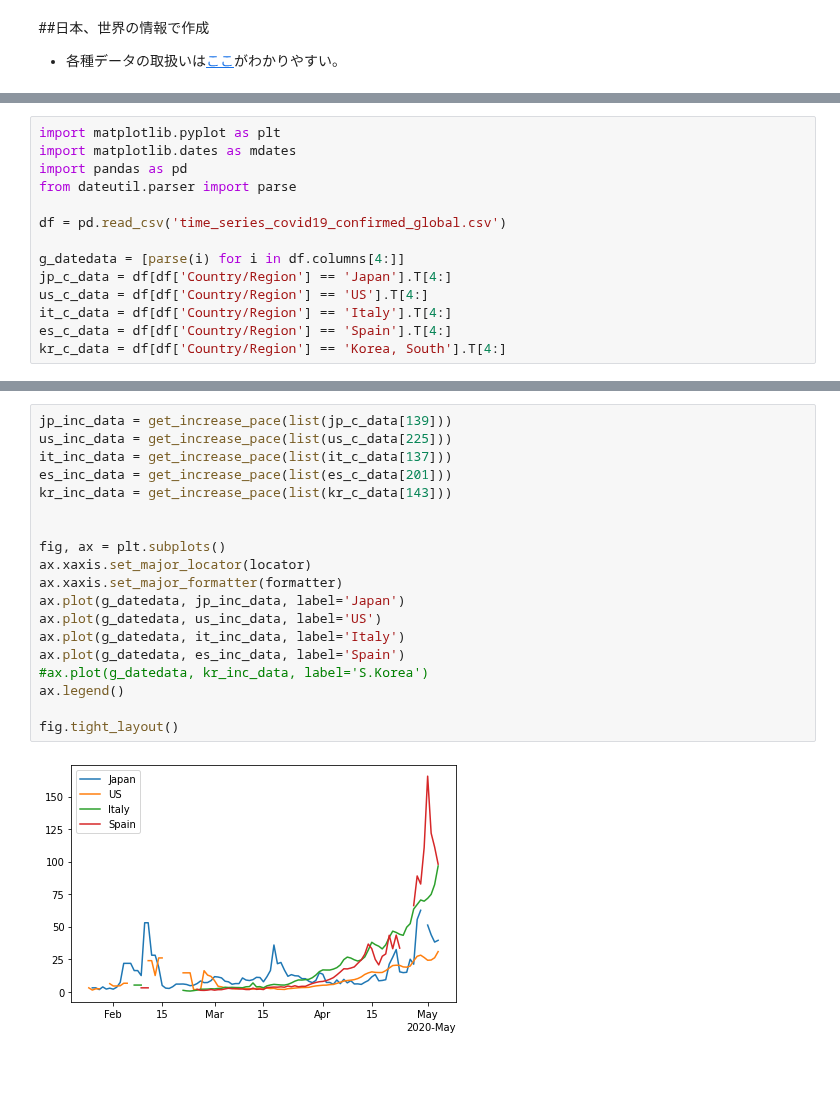
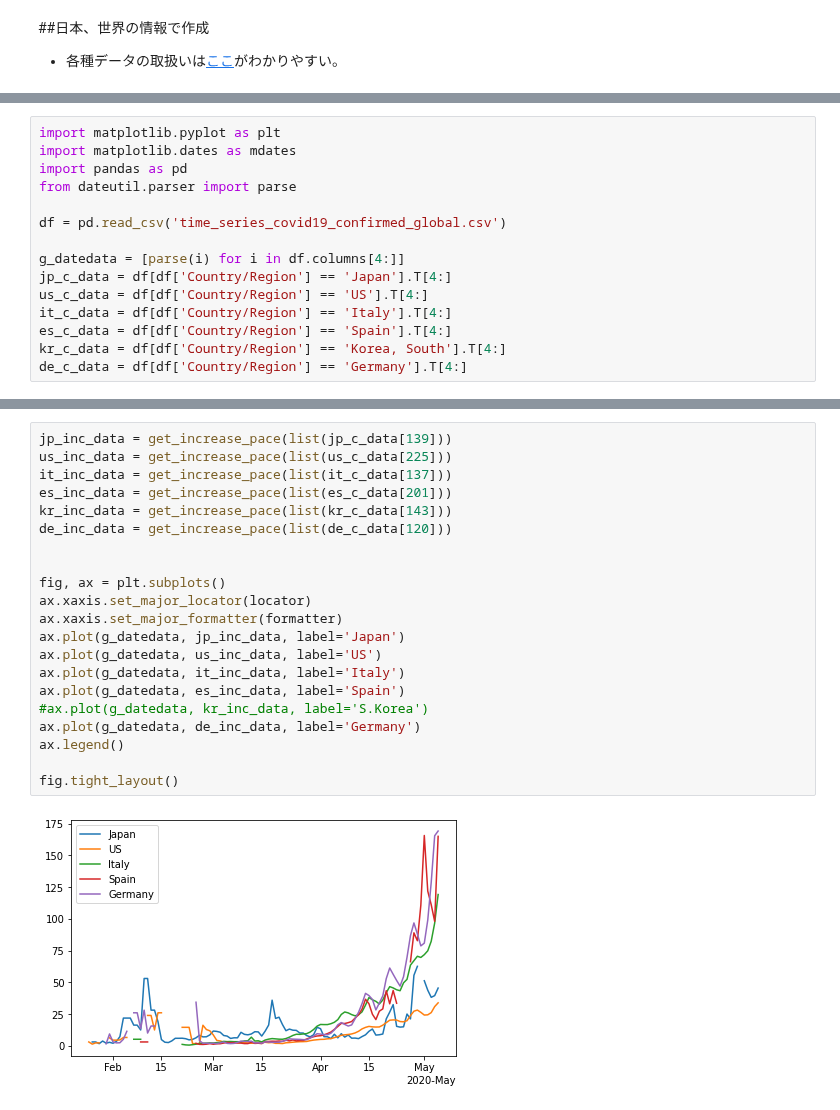
Before and after one commit to pekopeko1/covid-19, a Jupyter notebook: covid_19.ipynb, the cells around one changed output, grey strips where cells are left out. Drawn from its saved outputs; the diff is of its cells as text; blank space fills up the shorter version.

Commit message:
add Germany.

```diff
--- a/covid_19.ipynb
+++ b/covid_19.ipynb
@@ -167,6 +167,7 @@ us_c_data = df[df['Country/Region'] == 'US'].T[4:]
 it_c_data = df[df['Country/Region'] == 'Italy'].T[4:]
 es_c_data = df[df['Country/Region'] == 'Spain'].T[4:]
 kr_c_data = df[df['Country/Region'] == 'Korea, South'].T[4:]
+de_c_data = df[df['Country/Region'] == 'Germany'].T[4:]
 # %%
 locator = mdates.AutoDateLocator()
 formatter = mdates.ConciseDateFormatter(locator)
@@ -186,21 +188,23 @@ fig.tight_layout()
 # %%
 jp_inc_data = get_increase_pace(list(jp_c_data[139]))
 us_inc_data = get_increase_pace(list(us_c_data[225]))
 it_inc_data = get_increase_pace(list(it_c_data[137]))
 es_inc_data = get_increase_pace(list(es_c_data[201]))
 kr_inc_data = get_increase_pace(list(kr_c_data[143]))
+de_inc_data = get_increase_pace(list(de_c_data[120]))
 
 
 fig, ax = plt.subplots()
 ax.xaxis.set_major_locator(locator)
 ax.xaxis.set_major_formatter(formatter)
 ax.plot(g_datedata, jp_inc_data, label='Japan')
 ax.plot(g_datedata, us_inc_data, label='US')
 ax.plot(g_datedata, it_inc_data, label='Italy')
 ax.plot(g_datedata, es_inc_data, label='Spain')
 #ax.plot(g_datedata, kr_inc_data, label='S.Korea')
+ax.plot(g_datedata, de_inc_data, label='Germany')
 ax.legend()
 
 fig.tight_layout()
 # %% [output]
-[figure, old version]
+[figure, new version]
```
Also changed, not shown: parts of 7 cells of this notebook.
